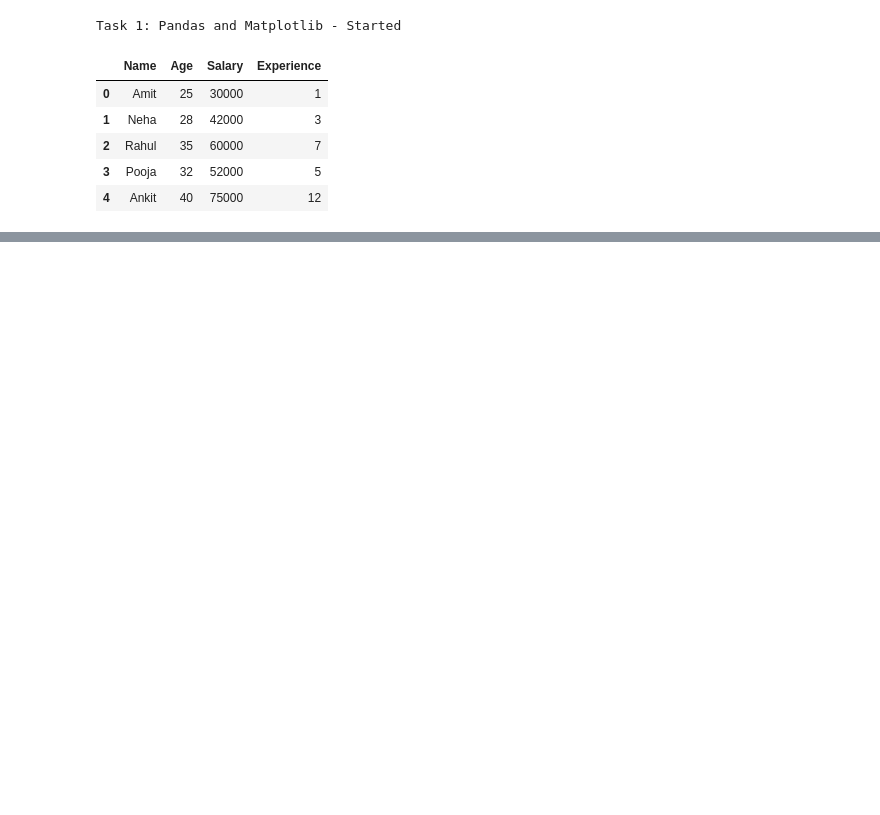
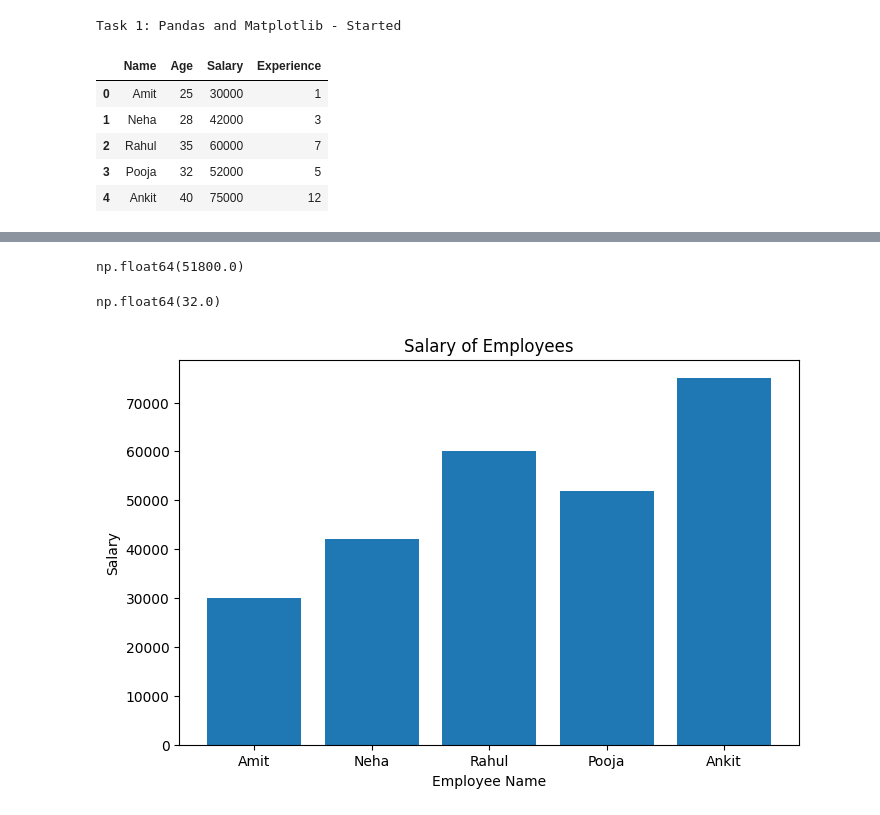
Before and after one commit to Jagminder-1998/qskill-python-internship-, a Jupyter notebook: task1_pandas_matplotlib/analysis.ipynb, the cells around one changed output, grey strips where cells are left out. Drawn from its saved outputs; the diff is of its cells as text; code cells hidden in the pictures; blank space fills up the shorter version.

```diff
--- a/task1_pandas_matplotlib/analysis.ipynb
+++ b/task1_pandas_matplotlib/analysis.ipynb
@@ -20,0 +47,19 @@ df
+# %%
+average_salary = df["Salary"].mean()
+average_salary
+# %% [output]
+np.float64(51800.0)
+# %%
+average_age = df["Age"].mean()
+average_age
+# %% [output]
+np.float64(32.0)
+# %%
+plt.figure(figsize=(8, 5))
+plt.bar(df["Name"], df["Salary"])
+plt.xlabel("Employee Name")
+plt.ylabel("Salary")
+plt.title("Salary of Employees")
+plt.show()
+# %% [output]
+[figure, added]
```
Also changed, not shown: parts of 9 cells of this notebook, 3 other files.
